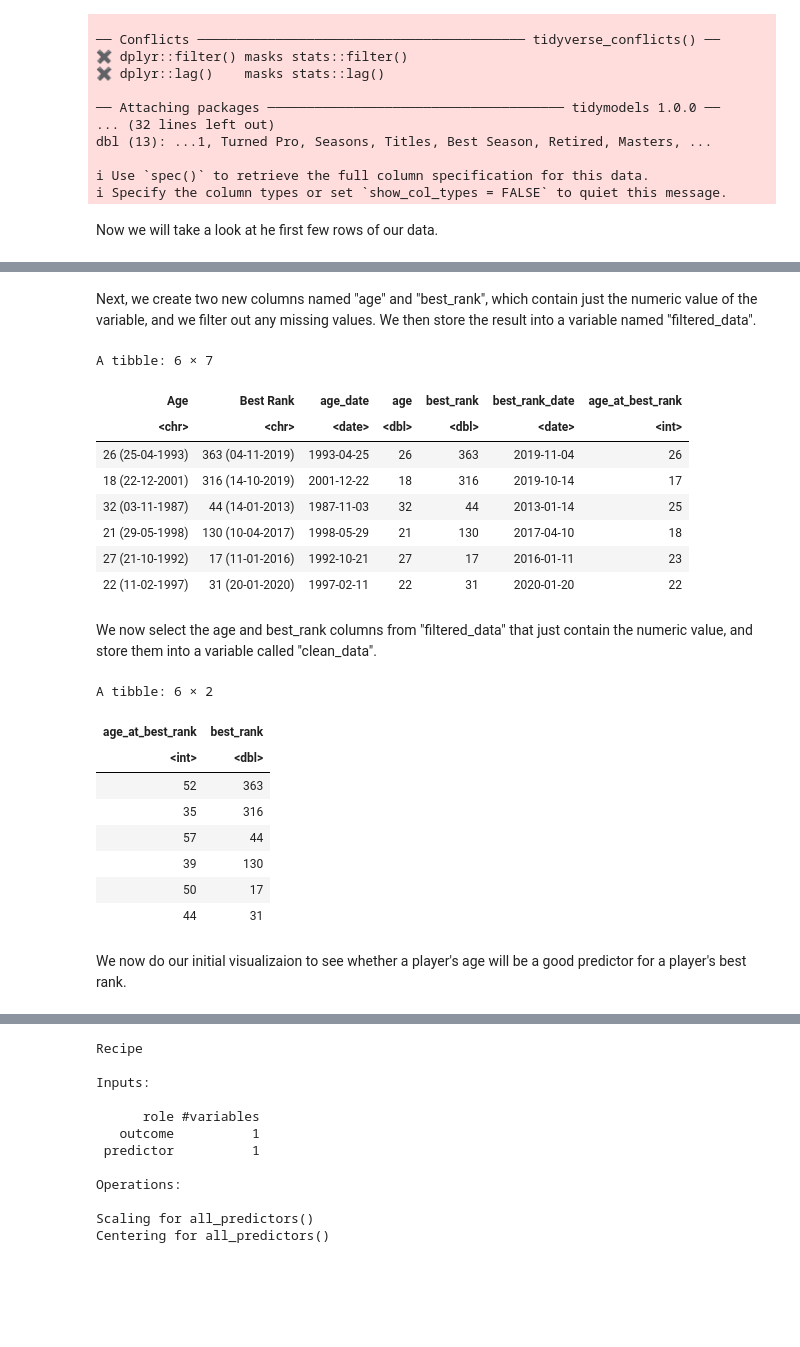
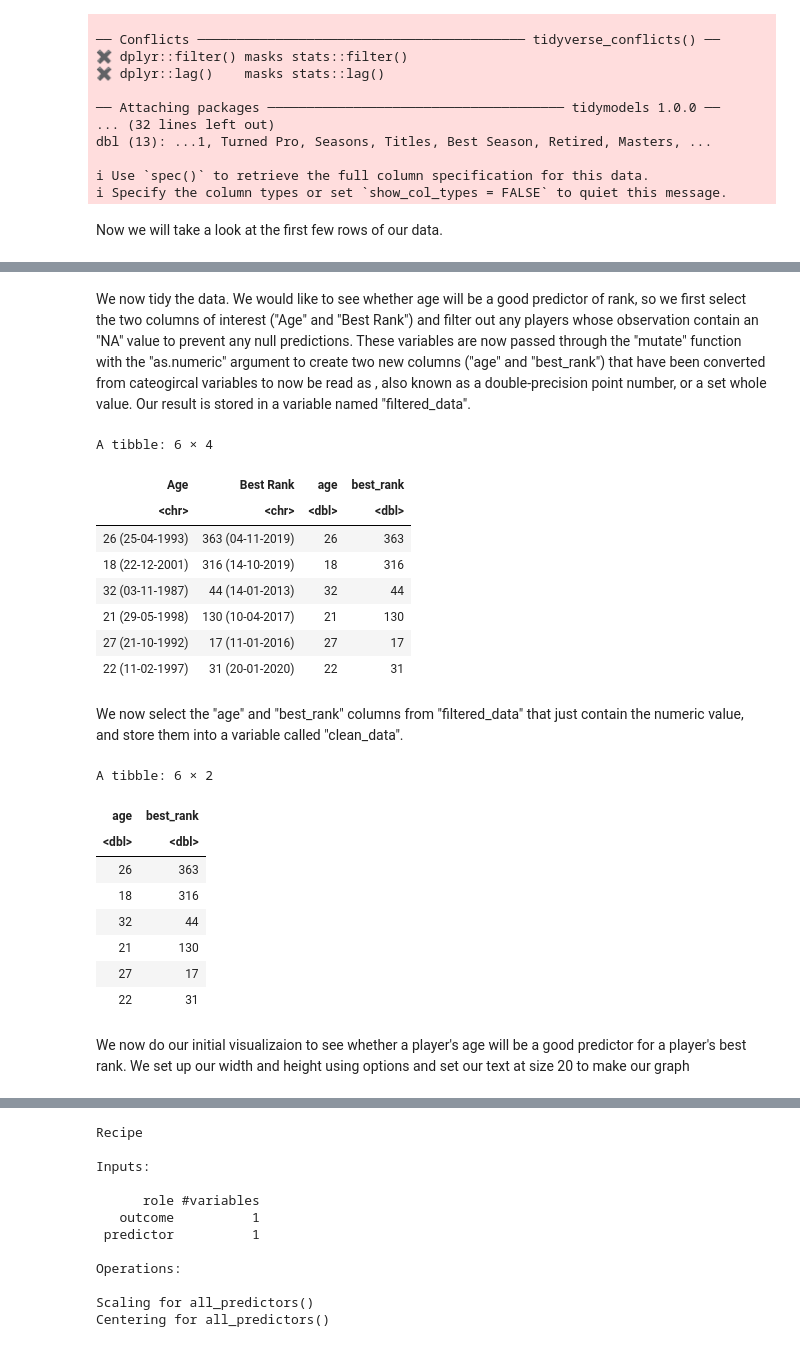
Before and after one commit to racheldemello/dsci-100-2023w-group39-007, a Jupyter notebook: ProjectReport.ipynb, the cells around one changed output, grey strips where cells are left out. Saved outputs shown, nothing was run; the diff lists cells and outputs as text; code cells hidden in the pictures; blank space fills up the shorter version.

```diff
--- a/ProjectReport.ipynb
+++ b/ProjectReport.ipynb
@@ -28,7 +36,7 @@ dbl (13): ...1, Turned Pro, Seasons, Titles, Best Season, Retired, Masters, ...
 ℹ Use `spec()` to retrieve the full column specification for this data.
 ℹ Specify the column types or set `show_col_types = FALSE` to quiet this message.
 # %% [markdown]
-Now we will take a look at he first few rows of our data.
+Now we will take a look at the first few rows of our data.
 # %%
 head(tennis_data)
 # %% [output]
@@ -42,56 +50,41 @@ A tibble: 6 × 38
 | 4 | 27 (21-10-1992) | Australia | Right-handed | Wikipedia | 183 (273) | 17 (11-01-2016) | Bernard Tomic | Two-handed | US$6,091,971 | ... |
 | 5 | 22 (11-02-1997) | Poland | Right-handed | Wikipedia | 31 (1398) | 31 (20-01-2020) | Hubert Hurkacz | Two-handed | $1,517,157 | ... |
 # %% [markdown]
-Next, we create two new columns named "age" and "best_rank", which contain just the numeric value of the variable, and we filter out any missing values. We then store the result into a variable named "filtered_data".
+We now tidy the data. We would like to see whether age will be a good predictor of rank, so we first select the two columns of interest ("Age" and "Best Rank") and filter out any players whose observation contain an "NA" value to prevent any null predictions. These variables are now passed through the "mutate" function with the "as.numeric" argument to create two new columns ("age" and "best_rank") that have been converted from cateogircal variables to now be read as <dbl>, also known as a double-precision point number, or a set whole value. Our result is stored in a variable named "filtered_data".
 # %%
-#filtered_data_1 <- select(tennis_data, "Age", "Best Rank") |>
-#                filter(!is.na(`Age`)) |>
-#                filter(!is.na(`Best Rank`)) |>
-#                mutate(age = as.numeric(gsub("\\s*\\(.*\\)", "", Age)),
-#                       best_rank = as.numeric(gsub("\\s*\\(.*\\)", "",`Best Rank`)))
-#head(filtered_data)
-
-
-
 filtered_data <- select(tennis_data, "Age", "Best Rank") |>
                 filter(!is.na(`Age`)) |>
                 filter(!is.na(`Best Rank`)) |>
-                mutate(age_date = as.Date(gsub(".*\\((.*)\\).*", "\\1", Age), format="%d-%m-%Y"),
-                       age = as.numeric(gsub("\\s*\\(.*\\)", "", Age)),
-                       best_rank = as.numeric(gsub("\\s*\\(.*\\)", "",`Best Rank`)),
-                       best_rank_date = as.Date(gsub(".*\\((.*)\\).*", "\\1", `Best Rank`), format="%d-%m-%Y")) |>
-                mutate(age_at_best_rank = as.integer(difftime(best_rank_date, age_date, units="days")/365))
+                mutate(age = as.numeric(gsub("\\s*\\(.*\\)", "", Age)),
+                       best_rank = as.numeric(gsub("\\s*\\(.*\\)", "",`Best Rank`)))
 head(filtered_data)
 # %% [output]
-A tibble: 6 × 7
+A tibble: 6 × 4
-| Age | Best Rank | age_date | age | best_rank | best_rank_date | age_at_best_rank |
-| <chr> | <chr> | <date> | <dbl> | <dbl> | <date> | <int> |
-| 26 (25-04-1993) | 363 (04-11-2019) | 1993-04-25 | 26 | 363 | 2019-11-04 | 26 |
-| 18 (22-12-2001) | 316 (14-10-2019) | 2001-12-22 | 18 | 316 | 2019-10-14 | 17 |
-| 32 (03-11-1987) | 44 (14-01-2013) | 1987-11-03 | 32 | 44 | 2013-01-14 | 25 |
-| 21 (29-05-1998) | 130 (10-04-2017) | 1998-05-29 | 21 | 130 | 2017-04-10 | 18 |
-| 27 (21-10-1992) | 17 (11-01-2016) | 1992-10-21 | 27 | 17 | 2016-01-11 | 23 |
-| 22 (11-02-1997) | 31 (20-01-2020) | 1997-02-11 | 22 | 31 | 2020-01-20 | 22 |
+| Age | Best Rank | age | best_rank |
+| <chr> | <chr> | <dbl> | <dbl> |
+| 26 (25-04-1993) | 363 (04-11-2019) | 26 | 363 |
+| 18 (22-12-2001) | 316 (14-10-2019) | 18 | 316 |
+| 32 (03-11-1987) | 44 (14-01-2013) | 32 | 44 |
+| 21 (29-05-1998) | 130 (10-04-2017) | 21 | 130 |
+| 27 (21-10-1992) | 17 (11-01-2016) | 27 | 17 |
+| 22 (11-02-1997) | 31 (20-01-2020) | 22 | 31 |
 # %% [markdown]
-We now select the age and best_rank columns from "filtered_data" that just contain the numeric value, and store them into a variable called "clean_data".
+We now select the "age" and "best_rank" columns from "filtered_data" that just contain the numeric value, and store them into a variable called "clean_data".
 # %%
-#clean_data <- select(filtered_data, "age", "best_rank")
-#head(clean_data)
-
-clean_data <- select(filtered_data, "age_at_best_rank", "best_rank")
+clean_data <- select(filtered_data, "age", "best_rank")
 head(clean_data)
 # %% [output]
 A tibble: 6 × 2
-| age_at_best_rank | best_rank |
-| <int> | <dbl> |
-| 52 | 363 |
-| 35 | 316 |
-| 57 | 44 |
-| 39 | 130 |
-| 50 | 17 |
-| 44 | 31 |
+| age | best_rank |
+| <dbl> | <dbl> |
+| 26 | 363 |
+| 18 | 316 |
+| 32 | 44 |
+| 21 | 130 |
+| 27 | 17 |
+| 22 | 31 |
 # %% [markdown]
-We now do our initial visualizaion to see whether a player's age will be a good predictor for a player's best rank.
+We now do our initial visualizaion to see whether a player's age will be a good predictor for a player's best rank. We set up our width and height using options and set our text at size 20 to make our graph
 # %%
 options(repr.plot.width = 12, repr.plot.height = 8)
 
```
Also changed, not shown: parts of 17 cells of this notebook.
